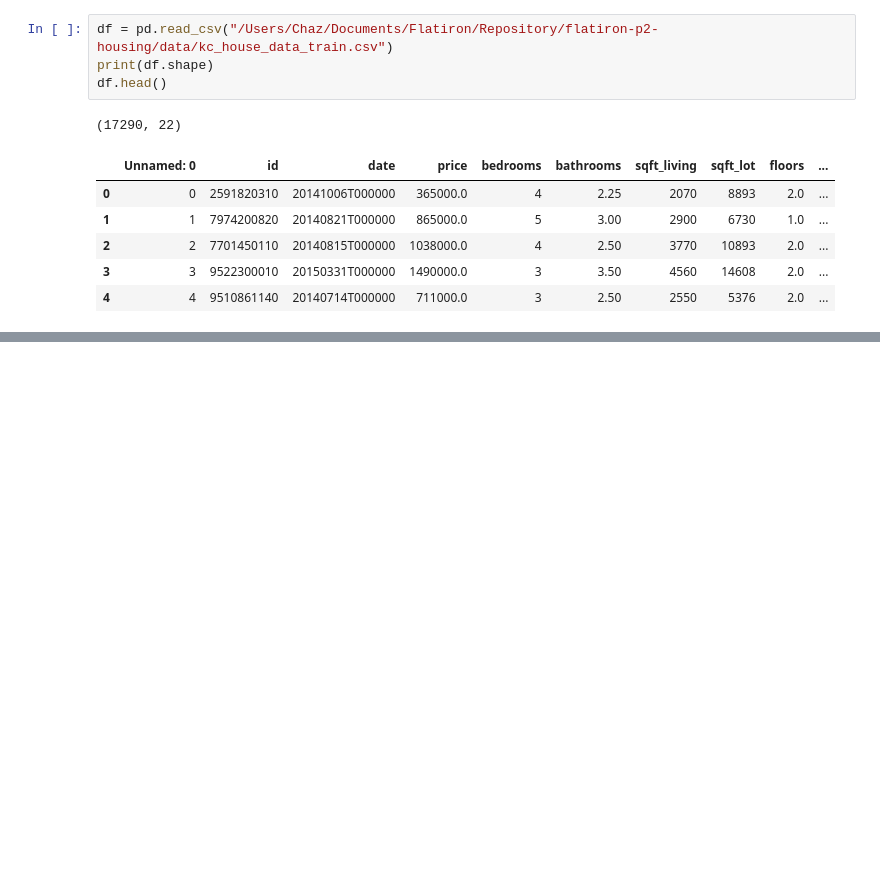
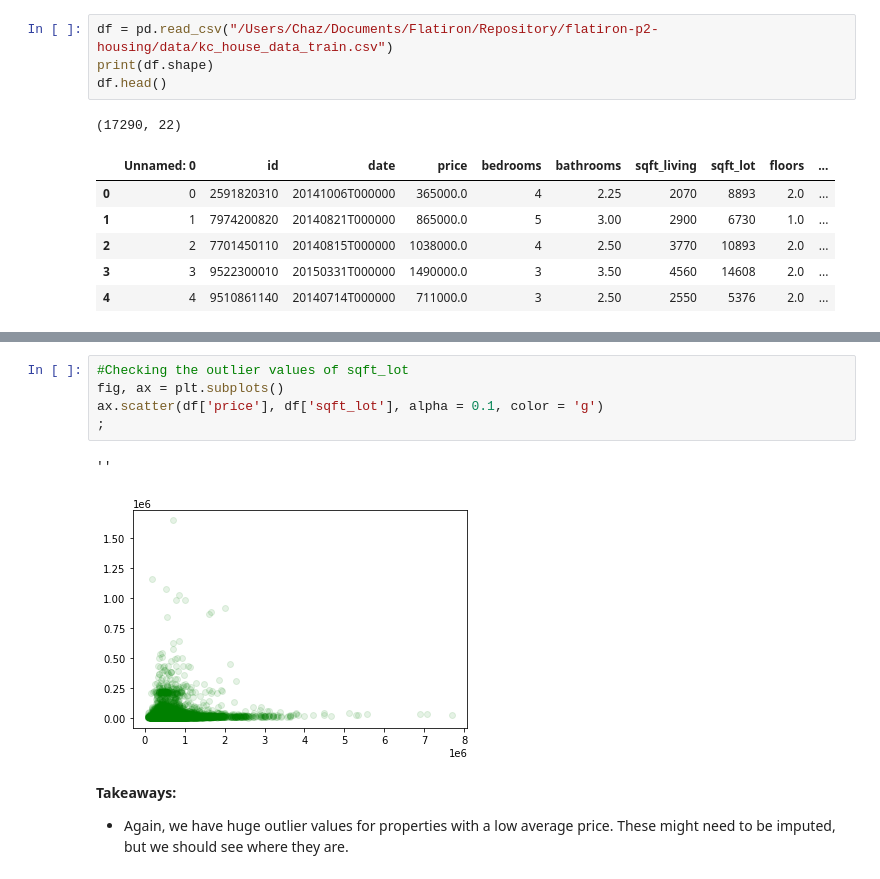
Before and after one commit to Mynusjanai/flatiron-p2-housing, a Jupyter notebook: trials/Phase 2 Project Workbook.ipynb, the cells around one changed output, grey strips where cells are left out. Cells and saved outputs as stored; diff of their text form; blank space fills up the shorter version.

```diff
--- a/trials/Phase 2 Project Workbook.ipynb
+++ b/trials/Phase 2 Project Workbook.ipynb
@@ -77,0 +157,12 @@ dtype: object
+# %%
+#Checking the outlier values of sqft_lot
+fig, ax = plt.subplots()
+ax.scatter(df['price'], df['sqft_lot'], alpha = 0.1, color = 'g')
+;
+# %% [output]
+''
+[figure, added]
+# %% [markdown]
+**Takeaways:**
+- Again, we have huge outlier values for properties with a low average price. These might need to be imputed,
+but we should see where they are.
```
Also changed, not shown: parts of 23 cells of this notebook.
